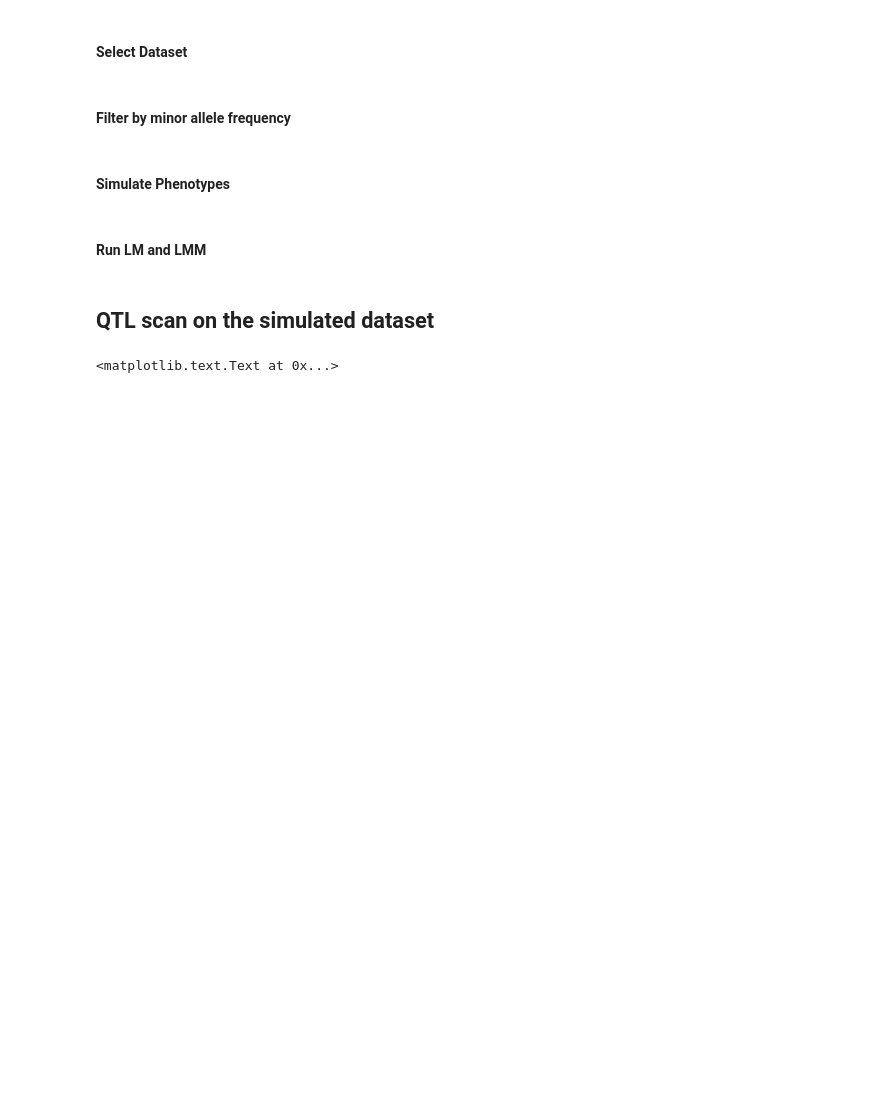
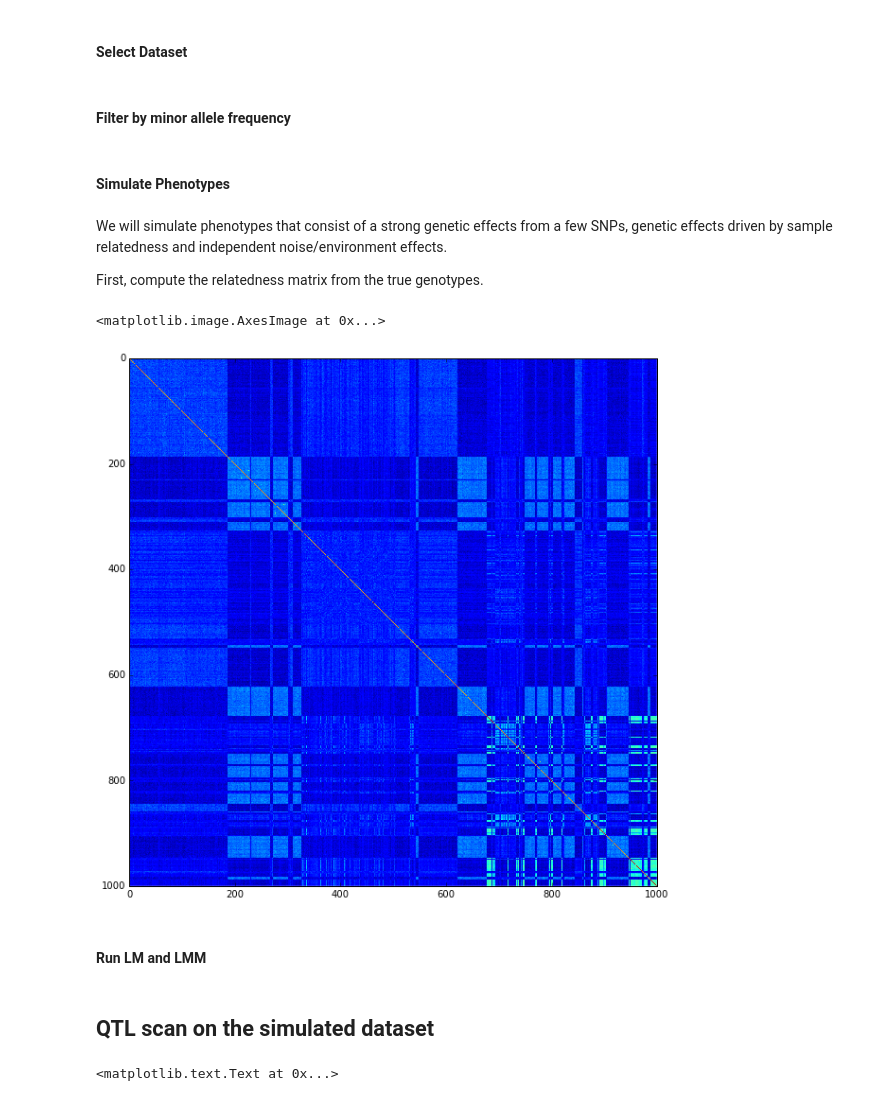
Before and after one commit to davismcc/embl_predocs_limix_tutorial_Nov2015, a Jupyter notebook: LMM_singletrait/LMM_simulation.ipynb, the cells around one changed output. Saved outputs shown, nothing was run; the diff lists cells and outputs as text; code cells hidden in the pictures; blank space fills up the shorter version.

```diff
--- a/LMM_singletrait/LMM_simulation.ipynb
+++ b/LMM_singletrait/LMM_simulation.ipynb
@@ -80,3 +82,7 @@ POS = POS[Iok]
 N,S = M.shape
 # %% [markdown]
 #### Simulate Phenotypes
+# %% [markdown]
+We will simulate phenotypes that consist of a strong genetic effects from a few SNPs, genetic effects driven by sample relatedness and independent noise/environment effects.
+
+First, compute the relatedness matrix from the true genotypes.
@@ -83 +95,7 @@ N,S = M.shape
+# %%
+pl.figure(figsize=(10,10))
+pl.imshow(K,aspect='auto',interpolation='none')
+# %% [output]
+<matplotlib.image.AxesImage at 0x...>
+[figure, added]
 # %%
```
Also changed, not shown: parts of 9 cells of this notebook, 7 other files.
